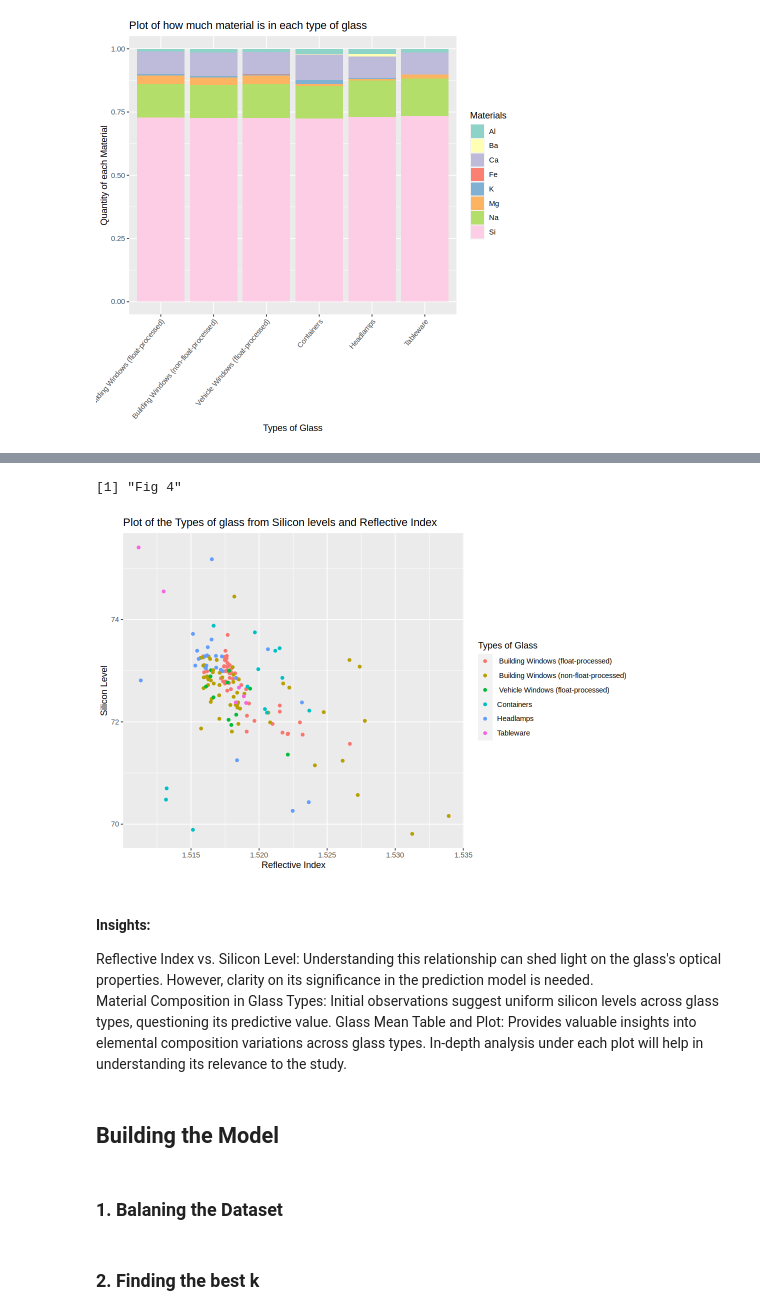
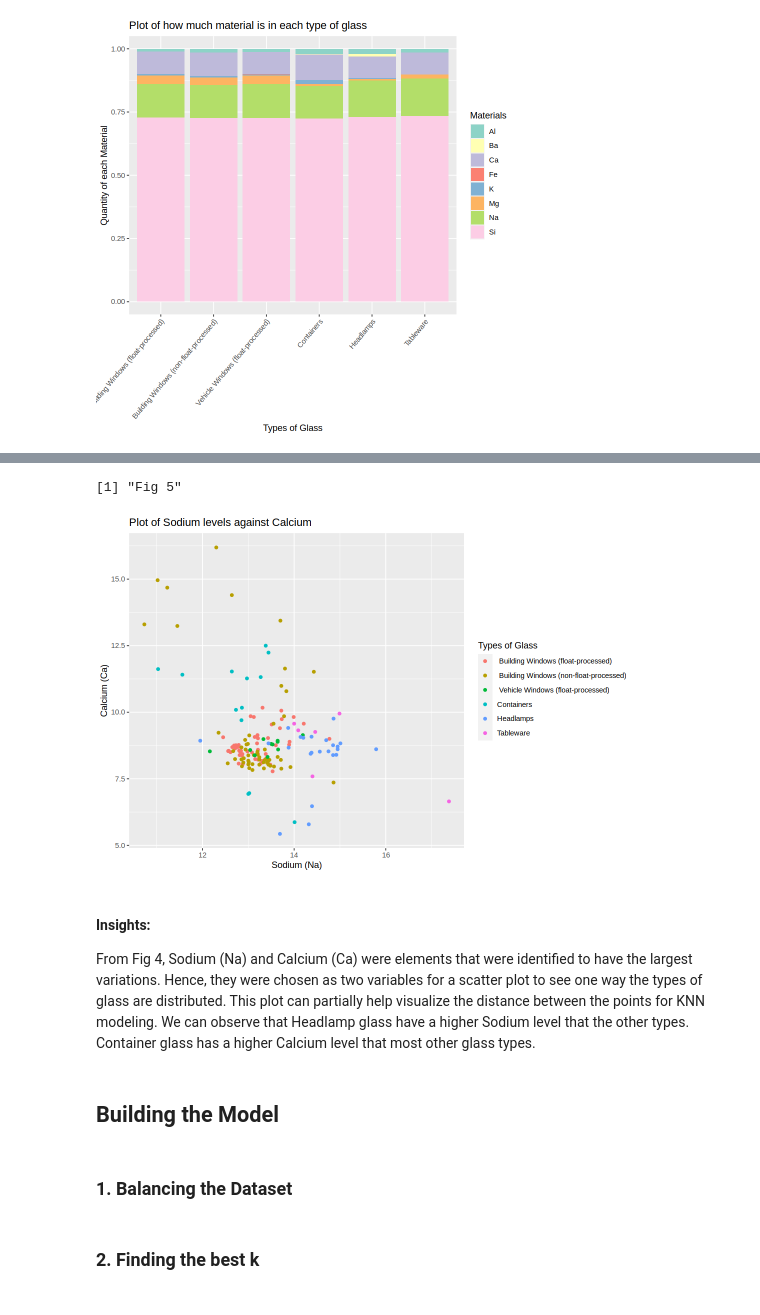
Before and after one commit to nlmanama/DSCI100-GroupProject, a Jupyter notebook: report.ipynb, the cells around one changed output, grey strips where cells are left out. Drawn from its saved outputs; the diff is of its cells as text; code cells hidden in the pictures.

Commit message:
Finished with analysis and visualization

```diff
--- a/report.ipynb
+++ b/report.ipynb
@@ -248,40 +221,38 @@ print("Fig 4")
 # %%
 #Naming the Types of glass
 glass_name <- mutate(glass_train, Type = case_when(
     Type == 1 ~ " Building Windows (float-processed)",
     Type == 2 ~ " Building Windows (non-float-processed)",
     Type == 3 ~ " Vehicle Windows (float-processed)",
     Type == 4 ~ " Vehicle Windows (non-float-processed)",
     Type == 5 ~ "Containers",
     Type == 6 ~ "Tableware",
     Type == 7 ~ "Headlamps"))
 
 #Plot of the Types of glass from Silicon levels and Reflective Index
 options(repr.plot.width = 9, repr.plot.height = 6)
 
-ri_si_plot <- ggplot(glass_name, aes(x = RI, y = Si, group = Type)) +
+na_ca_plot <- ggplot(glass_name, aes(x = Na, y = Ca, group = Type)) +
     geom_point(aes(color = Type)) +
-    labs(title = "Plot of the Types of glass from Silicon levels and Reflective Index",
-            x = "Reflective Index",
-            y = "Silicon Level",
+    labs(title = "Plot of Sodium levels against Calcium",
+            x = "Sodium (Na)",
+            y = "Calcium (Ca)",
             color = "Types of Glass")
 
 
-ri_si_plot
-print("Fig 4")
+na_ca_plot
+print("Fig 5")
 # %% [output]
-[1] "Fig 4"
+[1] "Fig 5"
-[figure, old version]
+[figure, new version]
 # %% [markdown]
 #### Insights:
 
-Reflective Index vs. Silicon Level: Understanding this relationship can shed light on the glass's optical properties. However, clarity on its significance in the prediction model is needed.\
-Material Composition in Glass Types: Initial observations suggest uniform silicon levels across glass types, questioning its predictive value.
-Glass Mean Table and Plot: Provides valuable insights into elemental composition variations across glass types. In-depth analysis under each plot will help in understanding its relevance to the study.
+From Fig 4, Sodium (Na) and Calcium (Ca) were elements that were identified to have the largest variations. Hence, they were chosen as two variables for a scatter plot to see one way the types of glass are distributed. This plot can partially help visualize the distance between the points for KNN modeling. We can observe that Headlamp glass have a higher Sodium level that the other types. Container glass has a higher Calcium level that most other glass types.
 # %% [markdown]
 ## Building the Model
 # %% [markdown]
-### 1. Balaning the Dataset
+### 1. Balancing the Dataset
 # %%
 # balance data set
 set.seed(321)
```
Also changed, not shown: parts of 15 cells of this notebook.
